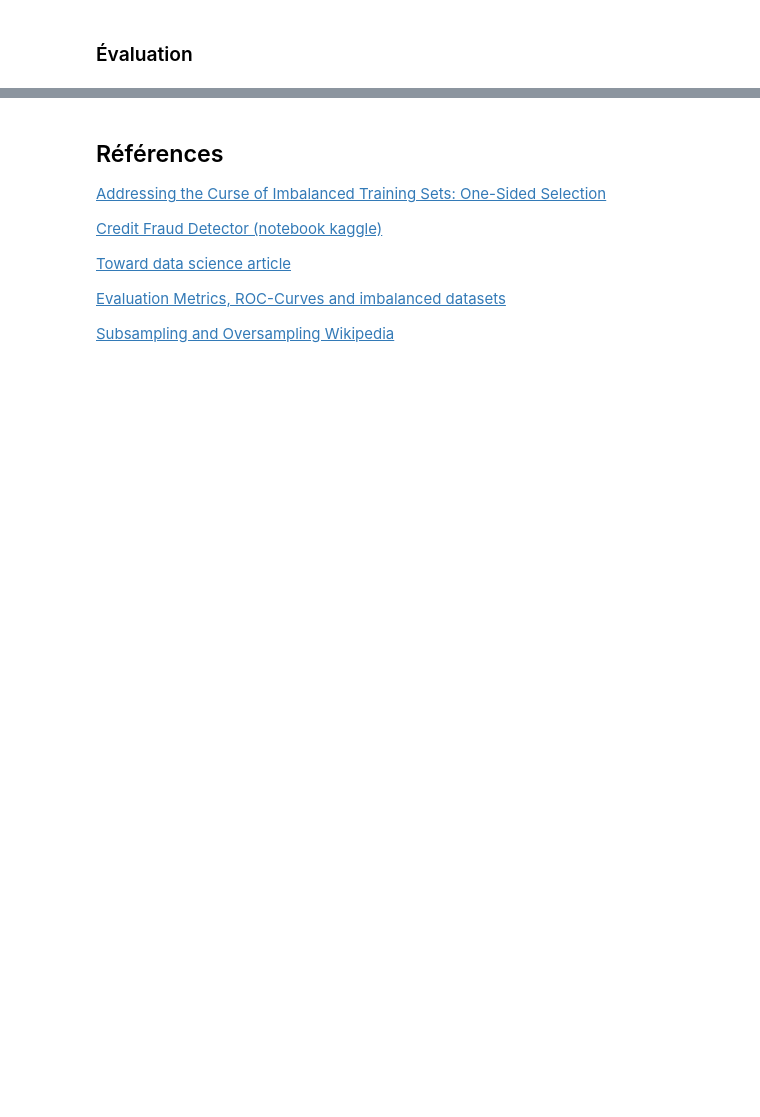
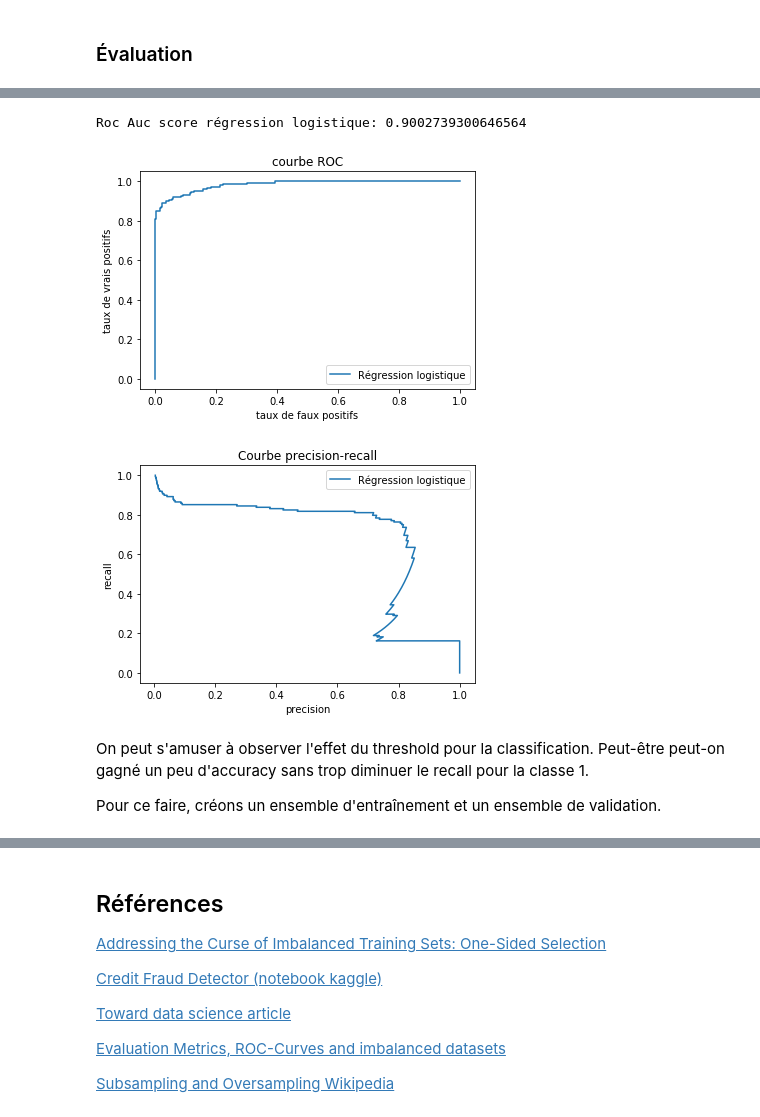
Before and after one commit to PascalJD/FraudDetection, a Jupyter notebook: Détection de fraude.ipynb, the cells around one changed output, grey strips where cells are left out. Drawn from its saved outputs; the diff is of its cells as text; code cells hidden in the pictures; blank space fills up the shorter version.

```diff
--- a/Détection de fraude.ipynb
+++ b/Détection de fraude.ipynb
@@ -258 +374,3 @@ under_sample_df.describe()
+# %%
+rand_under_sampler = RandomUnderSampler(sampling_strategy=1.0, random_state=0)
 # %% [markdown]
@@ -383,0 +478,16 @@ support          85295.00       148.00
+# %%
+# New under-sampled df to retrain with more data
+
+# Select a random sample of non-fraud exemples
+fraud_df = train_df[train_df['Class']==1]
+non_fraud_df = train_df[train_df['Class']==0]
+rdm_non_fraud_df = non_fraud_df.sample(n=fraud_df.shape[0], random_state=0)
+
+# New balanced df
+under_sample_df = pd.concat([fraud_df, rdm_non_fraud_df])
+under_sample_df = under_sample_df.sample(frac=1, random_state=0)
+
+# Split random undersample (rus) data
+X_train_rus, y_train_rus = under_sample_df.drop('Class', axis=1), under_sample_df['Class']
+
+under_sample_df.describe()
@@ -383,0 +507,4 @@ support          85295.00       148.00
+# %%
+log_reg_best.fit(X_train_rus, y_train_rus)
+predictions = log_reg_best.predict(X_test)
+print_metrics(y_test, predictions, 'Performance de régression logistique entraînée avec sub-sampling aléatoire sur l\'ensemble test')
@@ -383,0 +524,34 @@ support          85295.00       148.00
+# %%
+roc_auc_reg = roc_auc_score(y_test, predictions)
+print('Roc Auc score régression logistique:', roc_auc_reg)
+# %% [output]
+Roc Auc score régression logistique: 0.9002739300646564
+# %%
+decision_function = log_reg_best.decision_function(X_test)
+
+# ROC curves
+log_reg_fpr, log_reg_tpr, log_reg_thresholds = roc_curve(y_test, decision_function)
+
+plt.title('courbe ROC')
+plt.plot(log_reg_fpr, log_reg_tpr, label='Régression logistique')
+plt.xlabel('taux de faux positifs')
+plt.ylabel('taux de vrais positifs')
+plt.legend(loc='best')
+plt.show()
+
+# Precision-Recall curves
+log_reg_precision, log_reg_recall, log_reg_thresholds = precision_recall_curve(y_test, decision_function)
+
+plt.title('Courbe precision-recall')
+plt.plot(log_reg_precision, log_reg_recall, label='Régression logistique')
+plt.xlabel('precision')
+plt.ylabel('recall')
+plt.legend(loc='best')
+plt.show()
+# %% [output]
+[figure, added]
+[figure, added]
+# %% [markdown]
+On peut s'amuser à observer l'effet du threshold pour la classification. Peut-être peut-on gagné un peu d'accuracy sans trop diminuer le recall pour la classe 1.
+
+Pour ce faire, créons un ensemble d'entraînement et un ensemble de validation.
```
Also changed, not shown: parts of 48 cells of this notebook, 1 other file.
